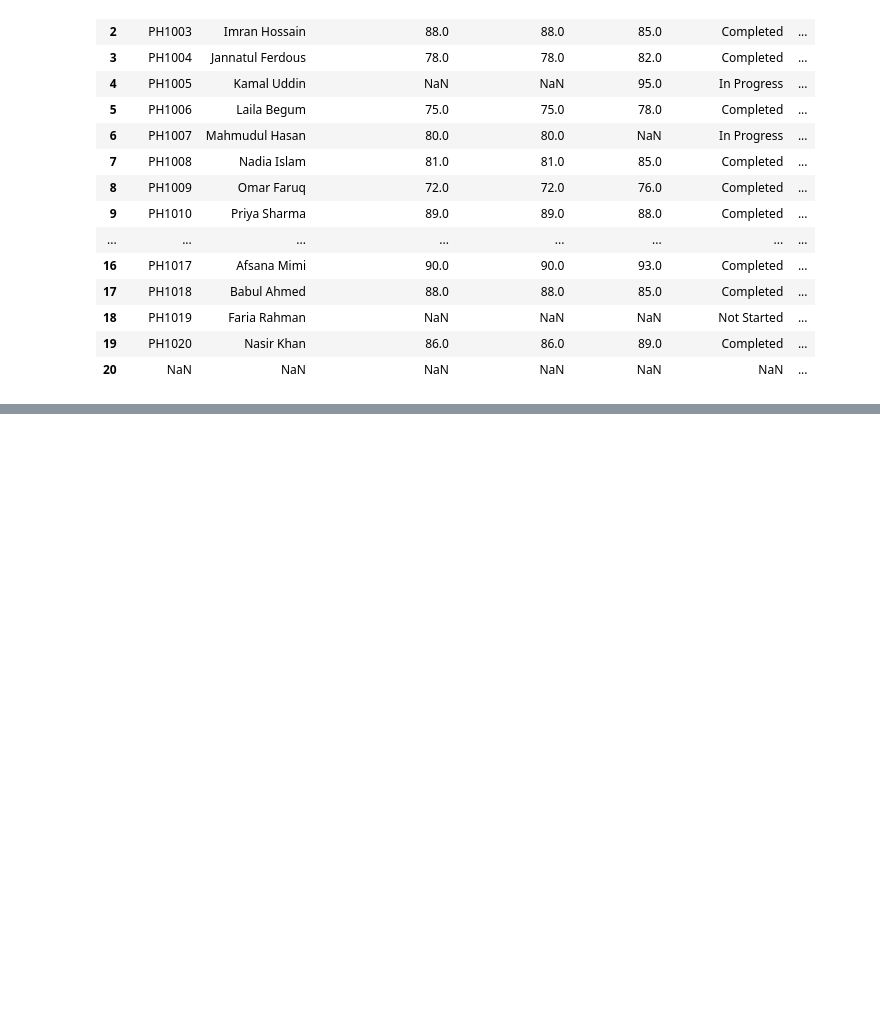
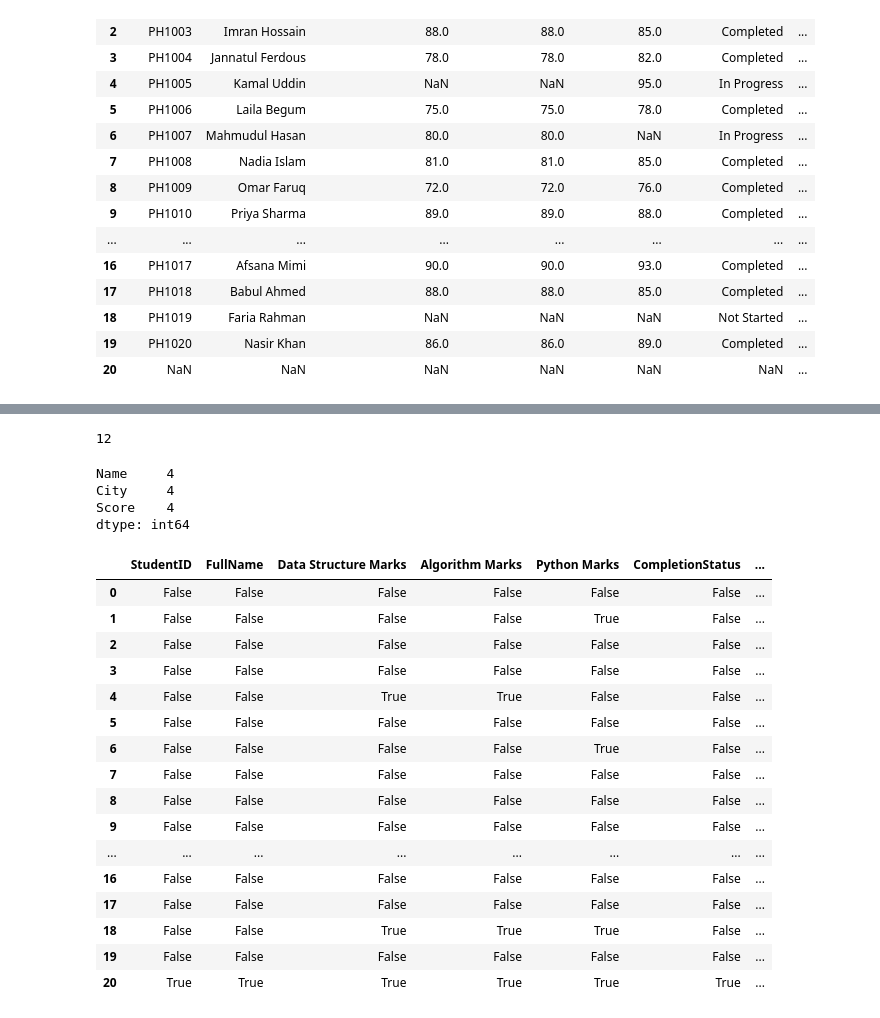
Before and after one commit to Wali-00/Python-Foundation, a Jupyter notebook: module_12/pandas_02.ipynb, the cells around one changed output, grey strips where cells are left out. Saved outputs shown, nothing was run; the diff lists cells and outputs as text; code cells hidden in the pictures; blank space fills up the shorter version.

Commit message:
Checking Duplicates and Null Values in DF

```diff
--- a/module_12/pandas_02.ipynb
+++ b/module_12/pandas_02.ipynb
@@ -206,0 +249,5 @@ FileNotFoundError: [Errno 2] No such file or directory: 'new_data.csv'
+# %%
+df1 = pd.read_csv('student_data.csv')
+
+
+df1
@@ -206,0 +272,33 @@ FileNotFoundError: [Errno 2] No such file or directory: 'new_data.csv'
+# %%
+len(df1['Data Structure Marks'].unique())#count with null
+
+df1['Data Structure Marks'].nunique()# count without null
+# %% [output]
+12
+# %%
+df.nunique()
+# %% [output]
+Name     4
+City     4
+Score    4
+dtype: int64
+# %%
+df1.isnull()
+# %% [output]
+|  | StudentID | FullName | Data Structure Marks | Algorithm Marks | Python Marks | CompletionStatus | ... |
+| 0 | False | False | False | False | False | False | ... |
+| 1 | False | False | False | False | True | False | ... |
+| 2 | False | False | False | False | False | False | ... |
+| 3 | False | False | False | False | False | False | ... |
+| 4 | False | False | True | True | False | False | ... |
+| 5 | False | False | False | False | False | False | ... |
+| 6 | False | False | False | False | True | False | ... |
+| 7 | False | False | False | False | False | False | ... |
+| 8 | False | False | False | False | False | False | ... |
+| 9 | False | False | False | False | False | False | ... |
+| ... | ... | ... | ... | ... | ... | ... | ... |
+| 16 | False | False | False | False | False | False | ... |
+| 17 | False | False | False | False | False | False | ... |
+| 18 | False | False | True | True | True | False | ... |
+| 19 | False | False | False | False | False | False | ... |
+| 20 | True | True | True | True | True | True | ... |
```
Also changed, not shown: parts of 9 cells of this notebook.
